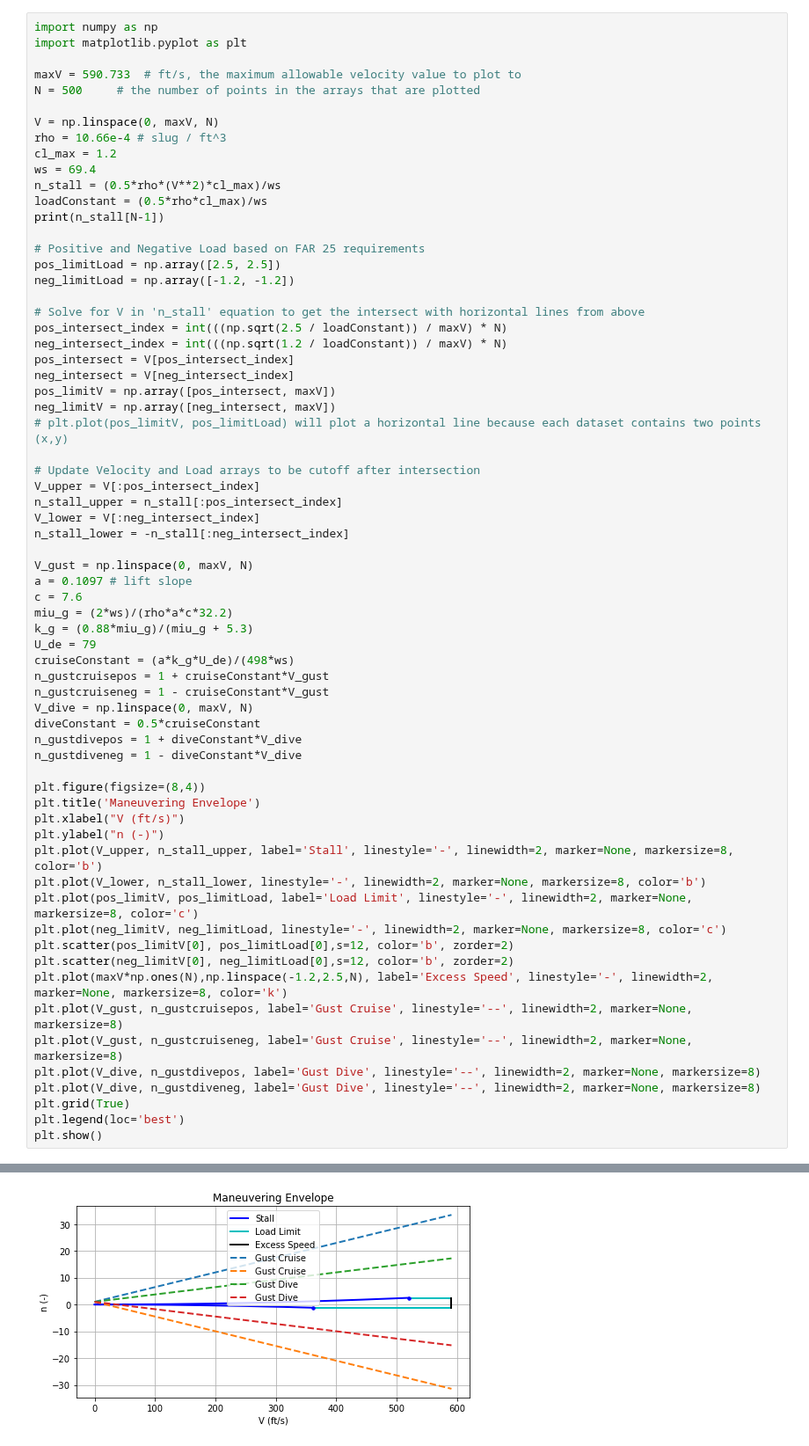
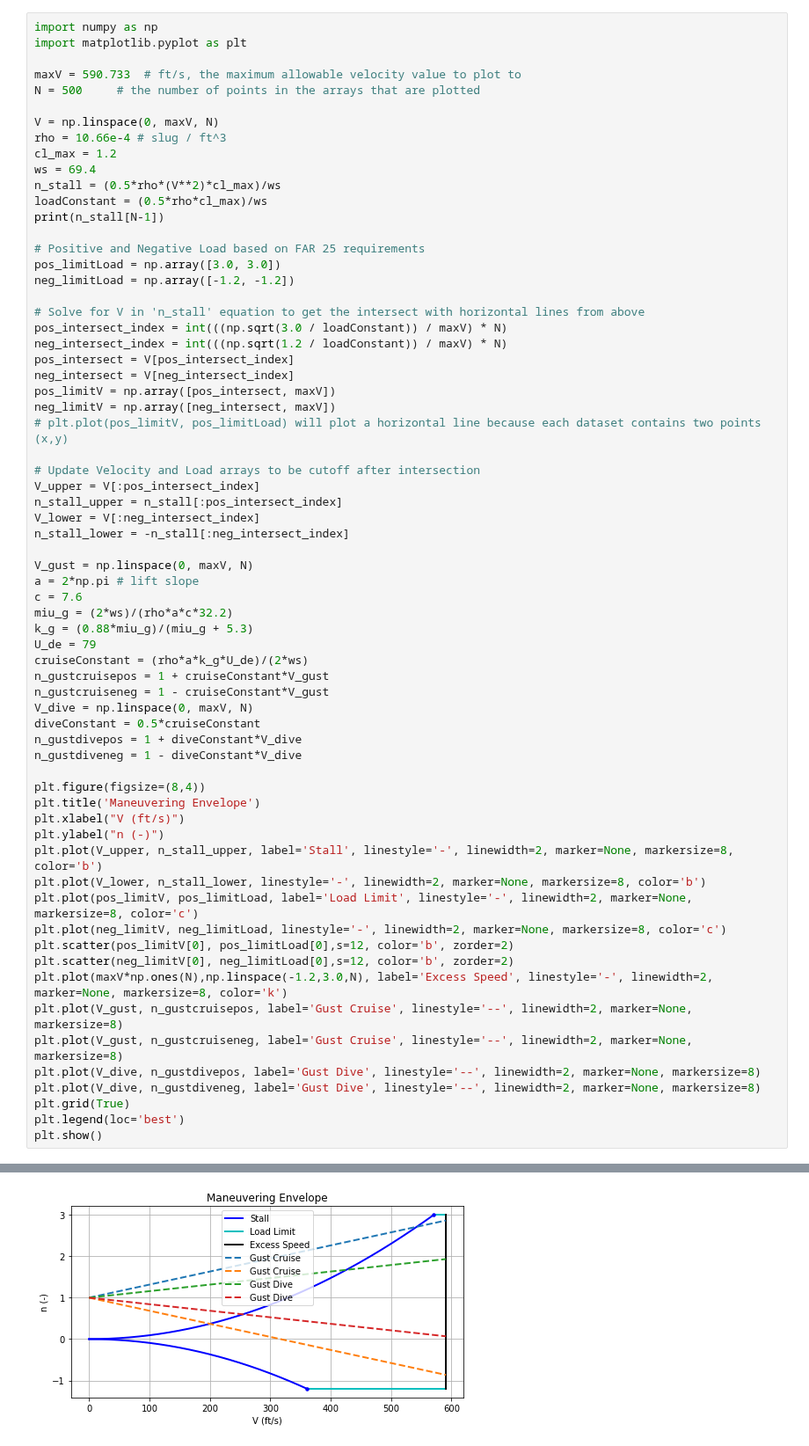
Before and after one commit to jucobee/START, a Jupyter notebook: B3/v-n.ipynb, the cells around one changed output, grey strips where cells are left out. Shown at 88% size. Drawn from its saved outputs; the diff is of its cells as text.

```diff
--- a/B3/v-n.ipynb
+++ b/B3/v-n.ipynb
@@ -14,11 +14,11 @@ loadConstant = (0.5*rho*cl_max)/ws
 print(n_stall[N-1])
 
 # Positive and Negative Load based on FAR 25 requirements
-pos_limitLoad = np.array([2.5, 2.5])
+pos_limitLoad = np.array([3.0, 3.0])
 neg_limitLoad = np.array([-1.2, -1.2])
 
 # Solve for V in 'n_stall' equation to get the intersect with horizontal lines from above
-pos_intersect_index = int(((np.sqrt(2.5 / loadConstant)) / maxV) * N)
+pos_intersect_index = int(((np.sqrt(3.0 / loadConstant)) / maxV) * N)
 neg_intersect_index = int(((np.sqrt(1.2 / loadConstant)) / maxV) * N)
 pos_intersect = V[pos_intersect_index]
 neg_intersect = V[neg_intersect_index]
@@ -33,37 +33,37 @@ V_lower = V[:neg_intersect_index]
 n_stall_lower = -n_stall[:neg_intersect_index]
 
 V_gust = np.linspace(0, maxV, N)
-a = 0.1097 # lift slope
+a = 2*np.pi # lift slope
 c = 7.6
 miu_g = (2*ws)/(rho*a*c*32.2)
 k_g = (0.88*miu_g)/(miu_g + 5.3)
 U_de = 79
-cruiseConstant = (a*k_g*U_de)/(498*ws)
+cruiseConstant = (rho*a*k_g*U_de)/(2*ws)
 n_gustcruisepos = 1 + cruiseConstant*V_gust
 n_gustcruiseneg = 1 - cruiseConstant*V_gust
 V_dive = np.linspace(0, maxV, N)
 diveConstant = 0.5*cruiseConstant
 n_gustdivepos = 1 + diveConstant*V_dive
 n_gustdiveneg = 1 - diveConstant*V_dive
 
 plt.figure(figsize=(8,4))
 plt.title('Maneuvering Envelope')
 plt.xlabel("V (ft/s)")
 plt.ylabel("n (-)")
 plt.plot(V_upper, n_stall_upper, label='Stall', linestyle='-', linewidth=2, marker=None, markersize=8, color='b')
 plt.plot(V_lower, n_stall_lower, linestyle='-', linewidth=2, marker=None, markersize=8, color='b')
 plt.plot(pos_limitV, pos_limitLoad, label='Load Limit', linestyle='-', linewidth=2, marker=None, markersize=8, color='c')
 plt.plot(neg_limitV, neg_limitLoad, linestyle='-', linewidth=2, marker=None, markersize=8, color='c')
 plt.scatter(pos_limitV[0], pos_limitLoad[0],s=12, color='b', zorder=2)
 plt.scatter(neg_limitV[0], neg_limitLoad[0],s=12, color='b', zorder=2)
-plt.plot(maxV*np.ones(N),np.linspace(-1.2,2.5,N), label='Excess Speed', linestyle='-', linewidth=2, marker=None, markersize=8, color='k')
+plt.plot(maxV*np.ones(N),np.linspace(-1.2,3.0,N), label='Excess Speed', linestyle='-', linewidth=2, marker=None, markersize=8, color='k')
 plt.plot(V_gust, n_gustcruisepos, label='Gust Cruise', linestyle='--', linewidth=2, marker=None, markersize=8)
 plt.plot(V_gust, n_gustcruiseneg, label='Gust Cruise', linestyle='--', linewidth=2, marker=None, markersize=8)
 plt.plot(V_dive, n_gustdivepos, label='Gust Dive', linestyle='--', linewidth=2, marker=None, markersize=8)
 plt.plot(V_dive, n_gustdiveneg, label='Gust Dive', linestyle='--', linewidth=2, marker=None, markersize=8)
 plt.grid(True)
 plt.legend(loc='best')
 plt.show()
 # %% [output]
 3.216114110577008
-[figure, old version]
+[figure, new version]
```
